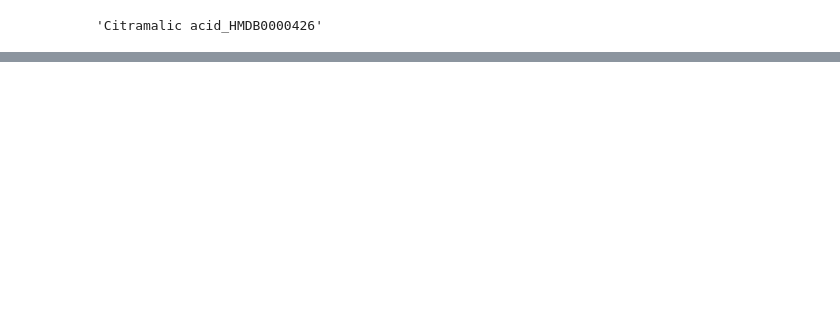
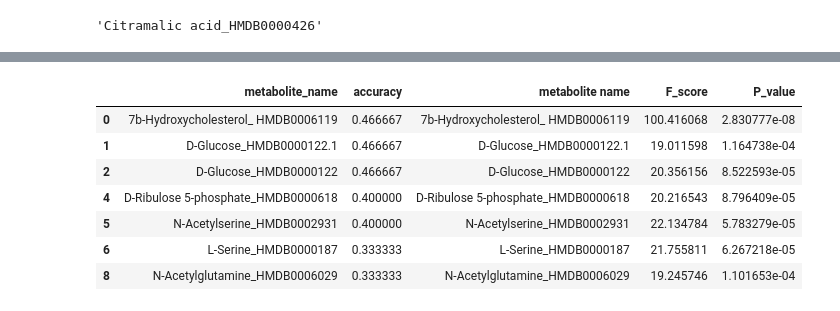
Before and after one commit to jiaqiw9/interpretation-of-metabolomics, a Jupyter notebook: feature_analysis/DS Project.ipynb, the cells around one changed output, grey strips where cells are left out. Cells and saved outputs as stored; diff of their text form; code cells hidden in the pictures; blank space fills up the shorter version.

```diff
--- a/feature_analysis/DS Project.ipynb
+++ b/feature_analysis/DS Project.ipynb
@@ -281,0 +450,11 @@ fdfdasfdsafdsafdsaf
+# %%
+comb_f_svm[(comb_f_svm['P_value']<=0.001) & (comb_f_svm['accuracy']>=0.3)]
+# %% [output]
+|  | metabolite_name | accuracy | metabolite name | F_score | P_value |
+| 0 | 7b-Hydroxycholesterol_ HMDB0006119 | 0.466667 | 7b-Hydroxycholesterol_ HMDB0006119 | 100.416068 | 2.830777e-08 |
+| 1 | D-Glucose_HMDB0000122.1 | 0.466667 | D-Glucose_HMDB0000122.1 | 19.011598 | 1.164738e-04 |
+| 2 | D-Glucose_HMDB0000122 | 0.466667 | D-Glucose_HMDB0000122 | 20.356156 | 8.522593e-05 |
+| 4 | D-Ribulose 5-phosphate_HMDB0000618 | 0.400000 | D-Ribulose 5-phosphate_HMDB0000618 | 20.216543 | 8.796409e-05 |
+| 5 | N-Acetylserine_HMDB0002931 | 0.400000 | N-Acetylserine_HMDB0002931 | 22.134784 | 5.783279e-05 |
+| 6 | L-Serine_HMDB0000187 | 0.333333 | L-Serine_HMDB0000187 | 21.755811 | 6.267218e-05 |
+| 8 | N-Acetylglutamine_HMDB0006029 | 0.333333 | N-Acetylglutamine_HMDB0006029 | 19.245746 | 1.101653e-04 |
```
Also changed, not shown: parts of 21 cells of this notebook, 1 other file.
